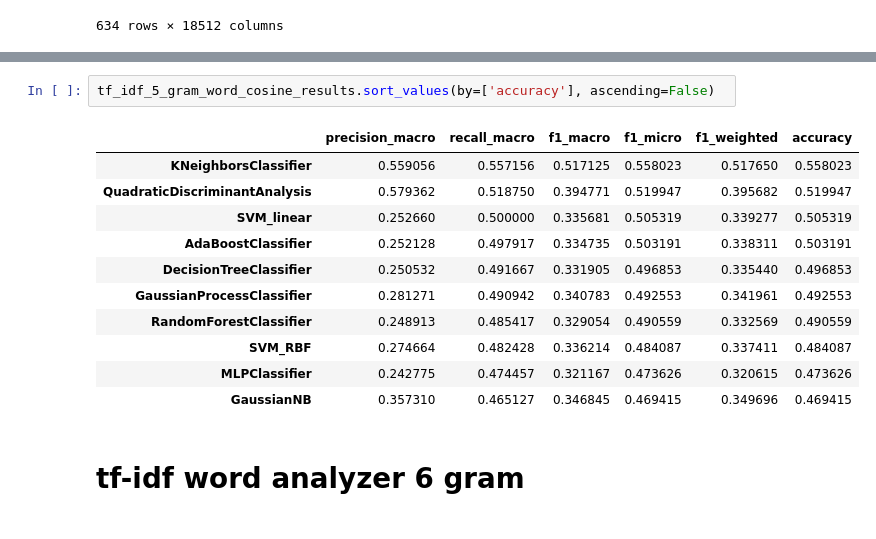
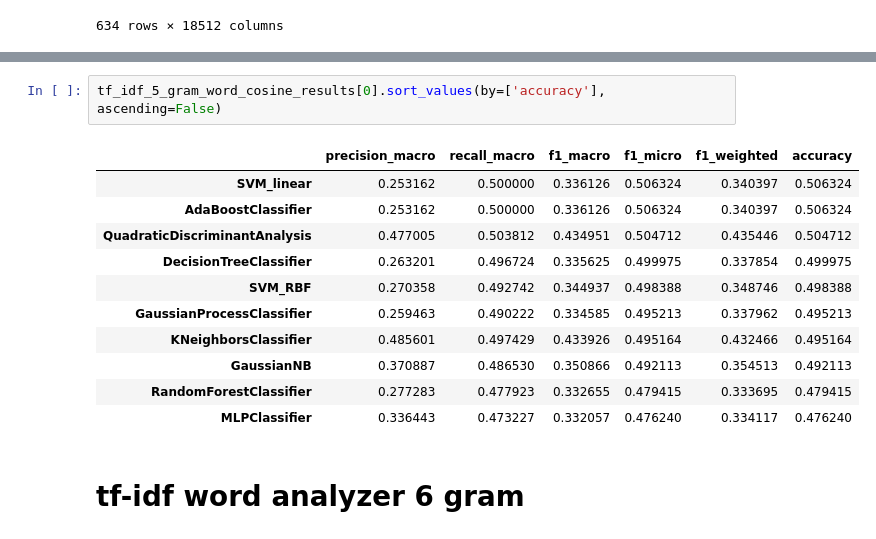
Before and after one commit to sashaaKr/thesis, a Jupyter notebook: notebooks/preparation for 10.7 - model improvments.ipynb, the cells around one changed output, grey strips where cells are left out. Drawn from its saved outputs; the diff is of its cells as text.

```diff
--- a/notebooks/preparation for 10.7 - model improvments.ipynb
+++ b/notebooks/preparation for 10.7 - model improvments.ipynb
@@ -502,17 +502,17 @@ running: QuadraticDiscriminantAnalysis
 # %%
-tf_idf_5_gram_word_cosine_results.sort_values(by=['accuracy'], ascending=False)
+tf_idf_5_gram_word_cosine_results[0].sort_values(by=['accuracy'], ascending=False)
 # %% [output]
 |  | precision_macro | recall_macro | f1_macro | f1_micro | f1_weighted | accuracy |
-| KNeighborsClassifier | 0.559056 | 0.557156 | 0.517125 | 0.558023 | 0.517650 | 0.558023 |
-| QuadraticDiscriminantAnalysis | 0.579362 | 0.518750 | 0.394771 | 0.519947 | 0.395682 | 0.519947 |
-| SVM_linear | 0.252660 | 0.500000 | 0.335681 | 0.505319 | 0.339277 | 0.505319 |
-| AdaBoostClassifier | 0.252128 | 0.497917 | 0.334735 | 0.503191 | 0.338311 | 0.503191 |
-| DecisionTreeClassifier | 0.250532 | 0.491667 | 0.331905 | 0.496853 | 0.335440 | 0.496853 |
-| GaussianProcessClassifier | 0.281271 | 0.490942 | 0.340783 | 0.492553 | 0.341961 | 0.492553 |
-| RandomForestClassifier | 0.248913 | 0.485417 | 0.329054 | 0.490559 | 0.332569 | 0.490559 |
-| SVM_RBF | 0.274664 | 0.482428 | 0.336214 | 0.484087 | 0.337411 | 0.484087 |
-| MLPClassifier | 0.242775 | 0.474457 | 0.321167 | 0.473626 | 0.320615 | 0.473626 |
-| GaussianNB | 0.357310 | 0.465127 | 0.346845 | 0.469415 | 0.349696 | 0.469415 |
+| SVM_linear | 0.253162 | 0.500000 | 0.336126 | 0.506324 | 0.340397 | 0.506324 |
+| AdaBoostClassifier | 0.253162 | 0.500000 | 0.336126 | 0.506324 | 0.340397 | 0.506324 |
+| QuadraticDiscriminantAnalysis | 0.477005 | 0.503812 | 0.434951 | 0.504712 | 0.435446 | 0.504712 |
+| DecisionTreeClassifier | 0.263201 | 0.496724 | 0.335625 | 0.499975 | 0.337854 | 0.499975 |
+| SVM_RBF | 0.270358 | 0.492742 | 0.344937 | 0.498388 | 0.348746 | 0.498388 |
+| GaussianProcessClassifier | 0.259463 | 0.490222 | 0.334585 | 0.495213 | 0.337962 | 0.495213 |
+| KNeighborsClassifier | 0.485601 | 0.497429 | 0.433926 | 0.495164 | 0.432466 | 0.495164 |
+| GaussianNB | 0.370887 | 0.486530 | 0.350866 | 0.492113 | 0.354513 | 0.492113 |
+| RandomForestClassifier | 0.277283 | 0.477923 | 0.332655 | 0.479415 | 0.333695 | 0.479415 |
+| MLPClassifier | 0.336443 | 0.473227 | 0.332057 | 0.476240 | 0.334117 | 0.476240 |
 # %% [markdown]
 # tf-idf word analyzer 6 gram
 # %%
```
Also changed, not shown: parts of 46 cells of this notebook, 4 other files.
